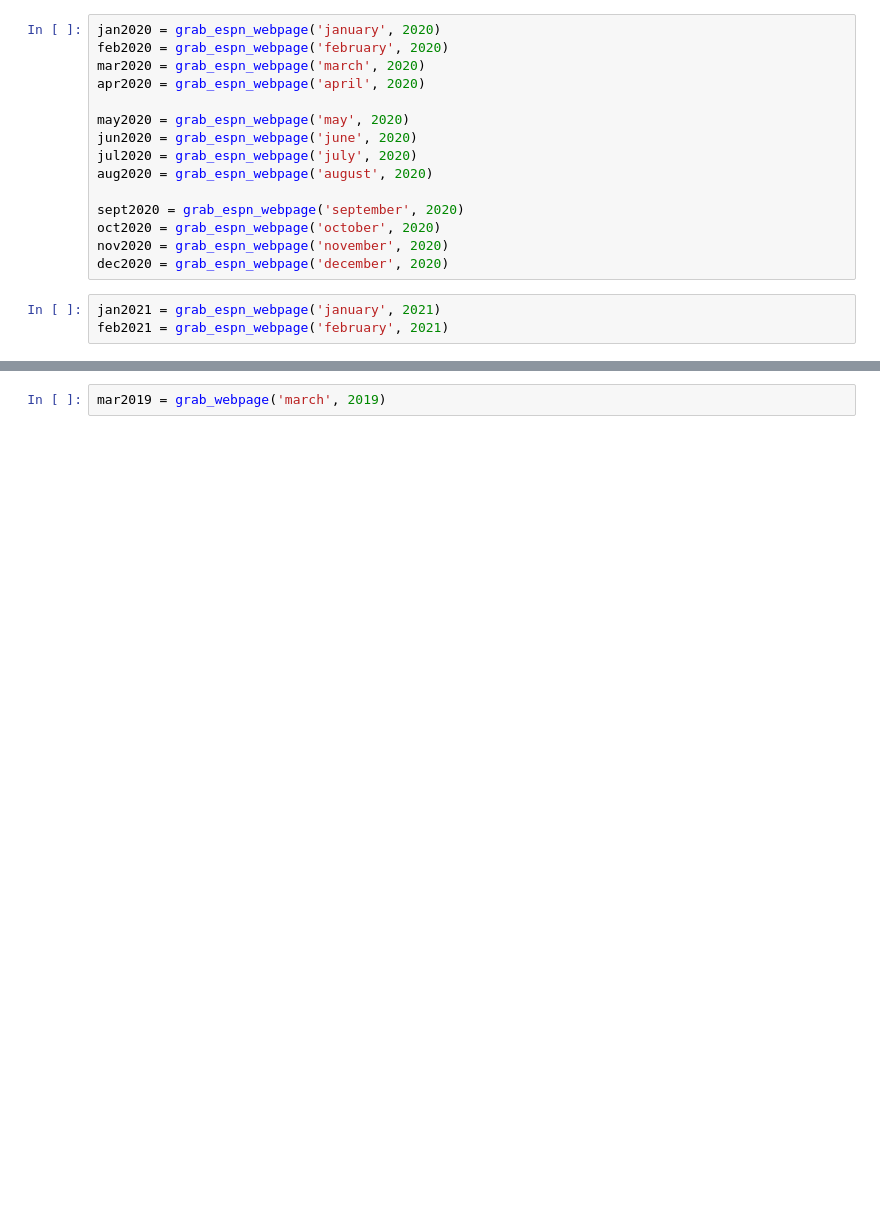
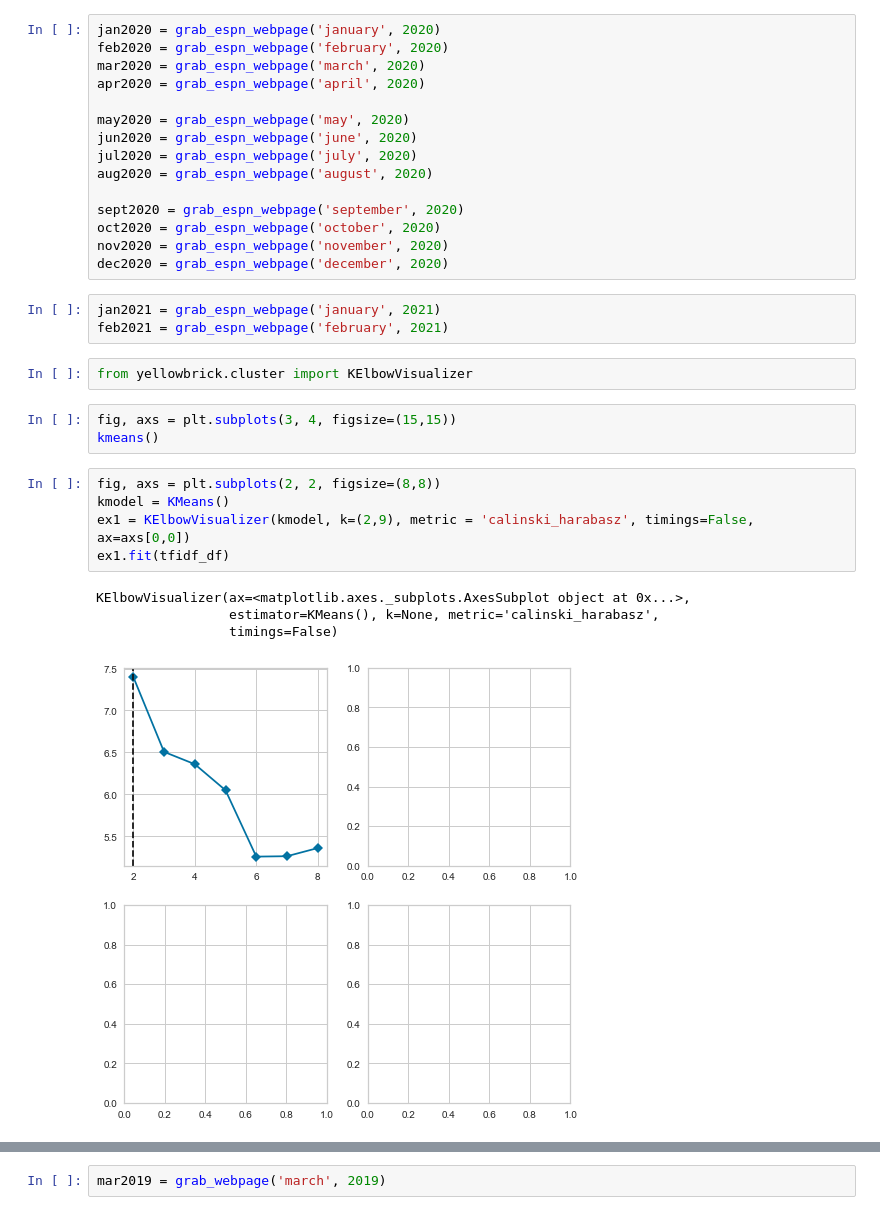
Before and after one commit to jeremy-lee93/capstone-project, a Jupyter notebook: webscraping_headlines.ipynb, the cells around one changed output, grey strips where cells are left out. Saved outputs shown, nothing was run; the diff lists cells and outputs as text; blank space fills up the shorter version.

```diff
--- a/webscraping_headlines.ipynb
+++ b/webscraping_headlines.ipynb
@@ -360,3 +360,18 @@ dec2020 = grab_espn_webpage('december', 2020)
 # %%
 jan2021 = grab_espn_webpage('january', 2021)
 feb2021 = grab_espn_webpage('february', 2021)
+# %%
+from yellowbrick.cluster import KElbowVisualizer
+# %%
+fig, axs = plt.subplots(3, 4, figsize=(15,15))
+kmeans()
+# %%
+fig, axs = plt.subplots(2, 2, figsize=(8,8))
+kmodel = KMeans()
+ex1 = KElbowVisualizer(kmodel, k=(2,9), metric = 'calinski_harabasz', timings=False, ax=axs[0,0])
+ex1.fit(tfidf_df)
+# %% [output]
+KElbowVisualizer(ax=<matplotlib.axes._subplots.AxesSubplot object at 0x...>,
+                 estimator=KMeans(), k=None, metric='calinski_harabasz',
+                 timings=False)
+[figure, added]
```
Also changed, not shown: parts of 17 cells of this notebook.
